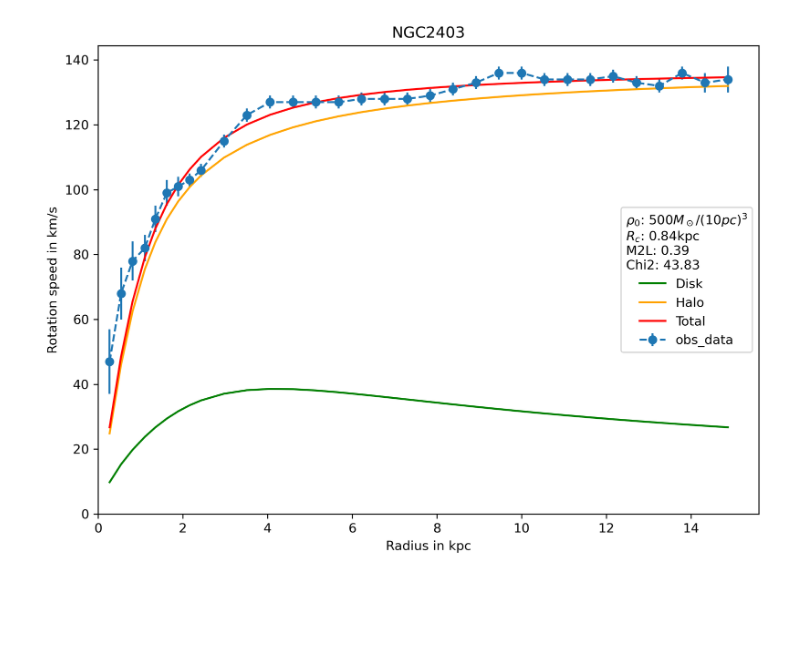
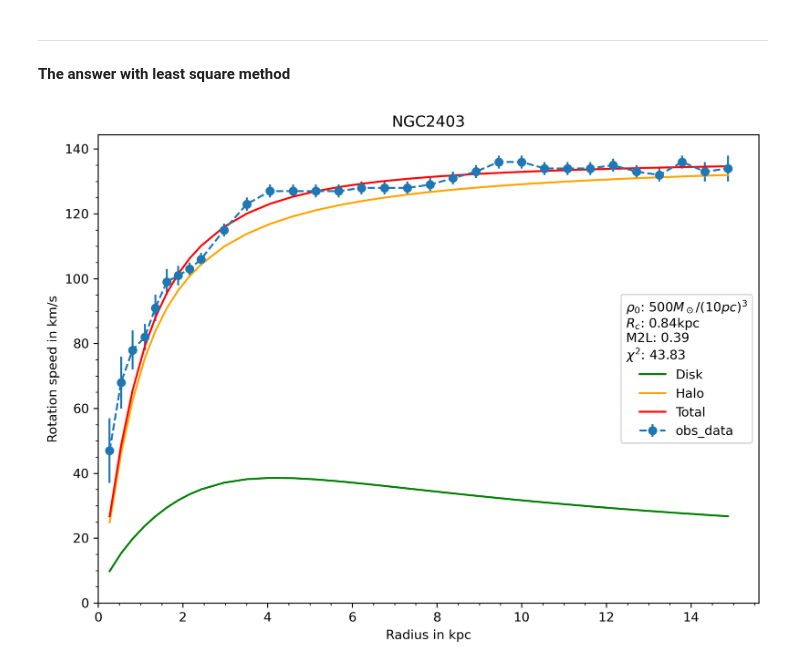
Before and after one commit to wsr1998/galaxy-physics, a Jupyter notebook: hw4_fit.ipynb, the cells around one changed output. Saved outputs shown, nothing was run; the diff lists cells and outputs as text; code cells hidden in the pictures; blank space fills up the shorter version.

```diff
--- a/hw4_fit.ipynb
+++ b/hw4_fit.ipynb
@@ -25,3 +60,6 @@ $$V_{disk}(r)=0.85*\sqrt{G\times M2L \times L/R0}\sqrt{\frac{\tilde{r}^{1.3}}{1+
+# %% [markdown]
+---
+**The answer with least square method**
 # %%
 import numpy as np
 import matplotlib.pyplot as plt
@@ -72,7 +110,6 @@ def get_Vhalo(r,rho0,rc):
     rho0_SI=rho0*m_solar/(10*pc)**3
     rc_SI=rc*kpc
     vhalo=np.sqrt(4*pi*G*rho0_SI*rc_SI**2*(1-rc/r*np.arctan(r/rc)))/1e3
-    # vhalo=np.sqrt(4*pi*G*rho0_SI*rc_SI**2*(1-rc/r*np.arctan(r/rc)))
     return vhalo
 
 def get_Vtot(vhalo,vdisk):
@@ -96,22 +133,46 @@ def get_chi2(real,err,pred):
     return chi2
 
 def get_plot(df,popt,chi2,title_str,save_loc=None):
-    legend_str='$\\rho_0$: {:<.0f}$M_\odot/(10pc)^3$\n$R_c$: {:<.2f}kpc\nM2L: {:<.2f}\nChi2: {:<.2f}'.format(*popt,chi2)
+    legend_str='$\\rho_0$: {:<.0f}$M_\odot/(10pc)^3$\n$R_c$: {:<.2f}kpc\nM2L: {:<.2f}\n$\chi^2$: {:<.2f}'.format(*popt,chi2)
     plt.figure(figsize=(8,6),dpi=300)
     plt.errorbar(df.R_kpc,df['vrot_km/s'],df['vrot_err'],fmt='o--',label='obs_data')
     plt.plot(df.R_kpc,df.vdisk,color='green',label='Disk')
     plt.plot(df.R_kpc,df.vhalo,color='orange',label='Halo')
     plt.plot(df.R_kpc,df.vrot_pred,color='red',label='Total')
-    plt.legend(loc='center right',title=legend_str)
+    plt.legend(title=legend_str)
     plt.title(title_str)
     plt.xlim(left=0)
     plt.ylim(bottom=0)
     plt.xlabel('Radius in kpc')
     plt.ylabel('Rotation speed in km/s')
+    plt.minorticks_on()
     plt.tight_layout()
     if type(save_loc)==str: plt.savefig(save_loc)
     plt.show()
     return None
+
+def get_plot_with_diff(df,popt,chi2,title_str,save_loc=None,xlim=None):
+    legend_str='$\\rho_0$: {:<.0f}$M_\odot/(10pc)^3$\n$R_c$: {:<.2f}kpc\nM2L: {:<.2f}\n$\chi^2$: {:<.2f}'.format(*popt,chi2)
+    fig,ax=plt.subplots(2,1,figsize=(16,9),dpi=300,sharex=True)
+    ax[0].errorbar(df.R_kpc,df['vrot_km/s'],df['vrot_err'],fmt='o--',label='obs_data')
+    ax[0].plot(df.R_kpc,df.vdisk,color='green',label='Disk')
+    ax[0].plot(df.R_kpc,df.vhalo,color='orange',label='Halo')
+    ax[0].plot(df.R_kpc,df.vrot_pred,color='red',label='Total')
+    ax[0].set_ylim(bottom=0)
+    ax[0].set_ylabel('Rotation speed in km/s')
+    ax[0].set_title(title_str)
+    ax[0].legend(title=legend_str)
+    ax[1].plot(df['R_kpc'],df['vrot_km/s']-df['vrot_pred'],'*',label='vrot: true-pred')
+    ax[1].minorticks_on()
+    ax[1].set_xlim(xlim)
+    ax[1].set_xlabel('Radius in kpc')
+    ax[1].set_ylabel('difference between true & pred in km/s')
+    ax[1].legend()
+    if xlim!=None: ax[1].hlines(0,xlim[0],xlim[1],'r',linestyle='dashed')
+    fig.tight_layout()
+    if type(save_loc)==str: plt.savefig(save_loc)
+    plt.show()
+    return None
 # %%
 df=read_data('NGC2403_rot_cur.txt')
 popt,pocv=curve_fit(func_to_fit_N2403,df['R_kpc'].values,df['vrot_km/s'].values,\
@@ -120,6 +181,7 @@ df['vdisk']=get_Vdisk(df['R_kpc'].values,popt[2],**{'L0':L_N2403,'R0':R0_N2403})
 df['vhalo']=get_Vhalo(df['R_kpc'].values,popt[0],popt[1])
 df['vrot_pred']=get_Vtot(df['vhalo'].values,df['vdisk'].values)
 chi2=get_chi2(df['vrot_km/s'].values,df['vrot_err'].values,df['vrot_pred'].values)
-get_plot(df,popt,chi2,title_str='NGC2403',save_loc='NGC2403.png')
-# %% [output]
-[figure, removed]
+# %%
+get_plot(df,popt,chi2,title_str='NGC2403')
+# %% [output]
+[figure, added]
```
Also changed, not shown: parts of 9 cells of this notebook.
